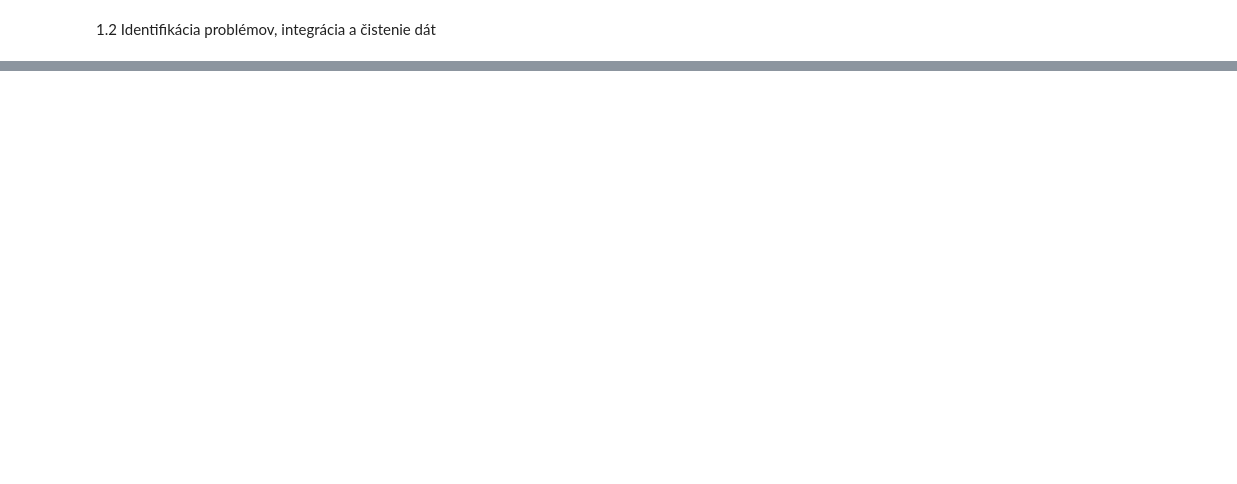
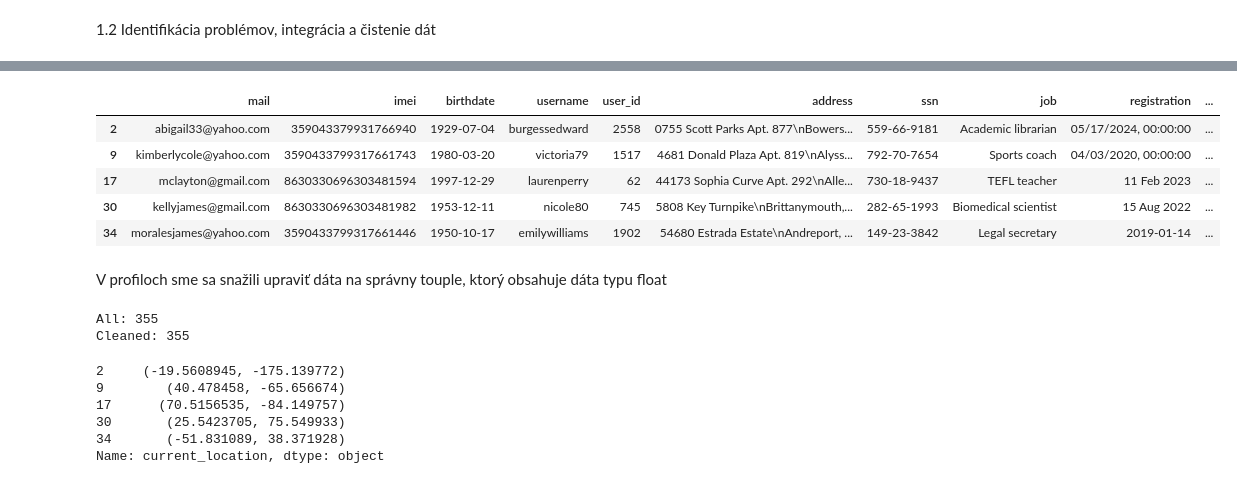
Before and after one commit to xtancos/IAU_project, a Jupyter notebook: main.ipynb, the cells around one changed output, grey strips where cells are left out. Drawn from its saved outputs; the diff is of its cells as text; code cells hidden in the pictures; blank space fills up the shorter version.

```diff
--- a/main.ipynb
+++ b/main.ipynb
@@ -18,0 +61,5 @@ def analyze_dataframe(df, name):
+# %%
+df_connections  = remove_duplicates(df_connections)
+df_devices      = remove_duplicates(df_devices)
+df_processes    = remove_duplicates(df_processes)
+df_profiles     = remove_duplicates(df_profiles)
@@ -18,0 +71,5 @@ def analyze_dataframe(df, name):
+# %%
+df_connections  = remove_nan(df_connections)
+df_devices      = remove_nan(df_devices)
+df_processes    = remove_nan(df_processes)
+df_profiles     = remove_nan(df_profiles)
@@ -81,5 +141,6 @@ p.google                      float64
 dtype: object
 # %%
 analyze_dataframe(df_profiles, "profiles")
+df_profiles.head()
 # %% [output]
 Data set: profiles
@@ -97,5 +158,52 @@ job                 1836
 ... (16 lines left out)
 current_location    object
 company             object
 name                object
 dtype: object
+|  | mail | imei | birthdate | username | user_id | address | ssn | job | registration | ... |
+| 2 | abigail33@yahoo.com | 359043379931766940 | 1929-07-04 | burgessedward | 2558 | 0755 Scott Parks Apt. 877\nBowers... | 559-66-9181 | Academic librarian | 05/17/2024, 00:00:00 | ... |
+| 9 | kimberlycole@yahoo.com | 3590433799317661743 | 1980-03-20 | victoria79 | 1517 | 4681 Donald Plaza Apt. 819\nAlyss... | 792-70-7654 | Sports coach | 04/03/2020, 00:00:00 | ... |
+| 17 | mclayton@gmail.com | 8630330696303481594 | 1997-12-29 | laurenperry | 62 | 44173 Sophia Curve Apt. 292\nAlle... | 730-18-9437 | TEFL teacher | 11 Feb 2023 | ... |
+| 30 | kellyjames@gmail.com | 8630330696303481982 | 1953-12-11 | nicole80 | 745 | 5808 Key Turnpike\nBrittanymouth,... | 282-65-1993 | Biomedical scientist | 15 Aug 2022 | ... |
+| 34 | moralesjames@yahoo.com | 3590433799317661446 | 1950-10-17 | emilywilliams | 1902 | 54680 Estrada Estate\nAndreport, ... | 149-23-3842 | Legal secretary | 2019-01-14 | ... |
+# %% [markdown]
+V profiloch sme sa snažili upraviť dáta na správny touple, ktorý obsahuje dáta typu float
+# %%
+df_profiles_cleaned = df_profiles.dropna(subset=['current_location'])
+print(f"All: {df_profiles.shape[0]}")
+print(f"Cleaned: {df_profiles_cleaned.shape[0]}")
+# %% [output]
+All: 355
+Cleaned: 355
+# %%
+def remove_non_numeric_chars(coord_str):
+    if pd.notnull(coord_str):
+        coord_str = str(coord_str)
+
+        coord_str_clean = re.sub(r"[^0-9\-,.]", "", coord_str)
+        return coord_str_clean
+    return None
+
+def convert_decimal_to_float(coord):
+    if pd.notnull(coord):
+        coord = coord.split(',')
+
+        latitude = float(coord[0])
+        longitude = float(coord[1])
+
+        return (latitude, longitude)
+
+    return None
+
+df_profiles['current_location'] = df_profiles['current_location'].apply(remove_non_numeric_chars)
+
+df_profiles['current_location'] = df_profiles['current_location'].apply(convert_decimal_to_float)
+
+print(df_profiles['current_location'].head())
+# %% [output]
+2     (-19.5608945, -175.139772)
+9        (40.478458, -65.656674)
+17      (70.5156535, -84.149757)
+30       (25.5423705, 75.549933)
+34       (-51.831089, 38.371928)
+Name: current_location, dtype: object
```
Also changed, not shown: parts of 12 cells of this notebook.
